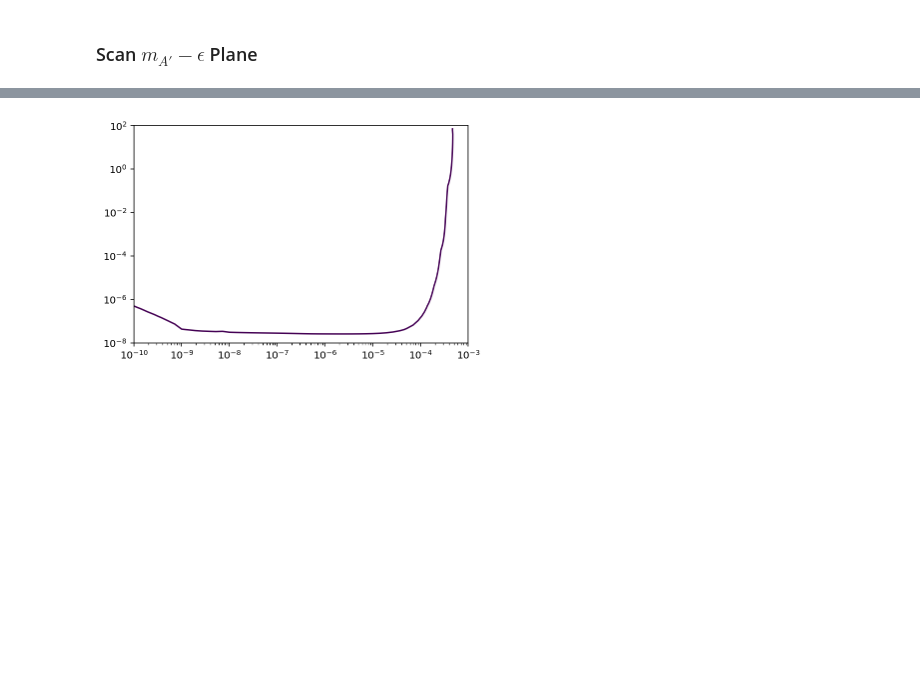
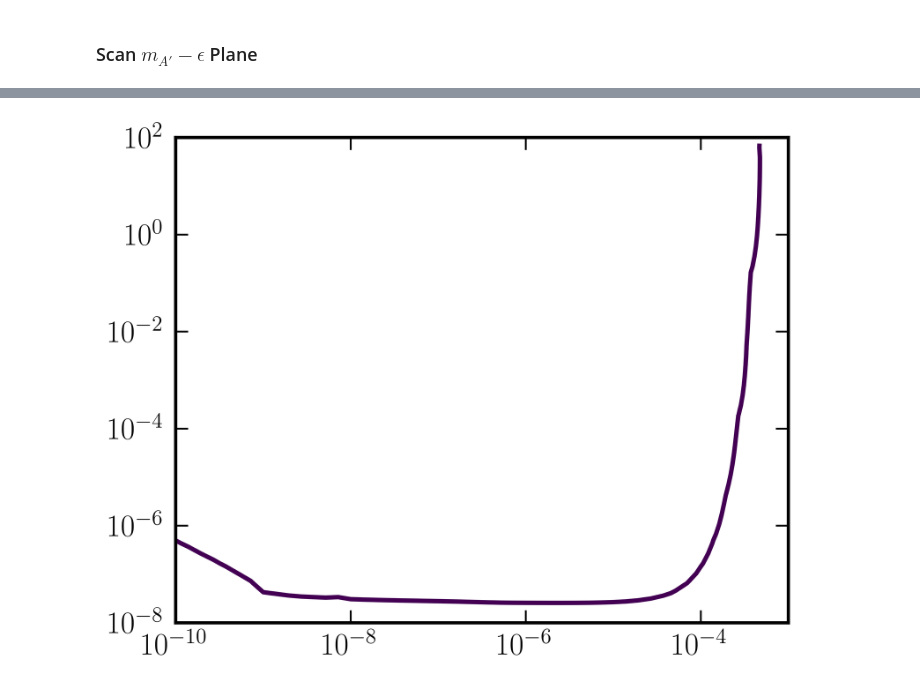
Before and after one commit to GiorgiArsenadze/Shaping-Dark-Photon-Spectral-Distortions, a Jupyter notebook: notebooks/main_calc.ipynb, the cells around one changed output, grey strips where cells are left out. Cells and saved outputs as stored; diff of their text form; code cells hidden in the pictures; blank space fills up the shorter version.

Commit message:
Added main plot and updated references

```diff
--- a/notebooks/main_calc.ipynb
+++ b/notebooks/main_calc.ipynb
@@ -11,7 +11,13 @@ from FIRAS import *
 from const_func_general import *
 # importing distortion specific constants and functions
 from cons_func_distortion import *
-# importing functions actually calculatting distortion
-from calc_distortion import *
-# importing functions for maximum liklihood analysis
-# from max_likelihood_analysis import *
+
+
+from IPython.display import set_matplotlib_formats
+set_matplotlib_formats('retina')
+
+from pckgs.plot_params import params
+import matplotlib
+matplotlib.rcParams.update(params)
+plt.rcParams['font.family'] = 'DeJavu Serif'
+cols_default = plt.rcParams['axes.prop_cycle'].by_key()['color']
@@ -582,23 +625,22 @@ eps_1Dary_import_5p8e4_1p88 = file['eps_ary']
 # TS: 2D array
 TS_2Dary_import_5p8e4_1p88 = file['TS_2Dary']
 # %%
-set_matplotlib_formats('retina')
+
 plt.figure()
 
 plt.xscale('log')
 plt.yscale('log')
 
 
 # Delta 95%CL, From PDG Statistics
-# TS_choose = 5.99
 TS_choose = 2.71
 
 TS_Reg = 0.001
 
 X_plt_5p8e4_1p88, Y_plt_5p8e4_1p88 = np.meshgrid( mAp_1Dary_import_5p8e4_1p88, eps_1Dary_import_5p8e4_1p88    )
 Z_plt_5p8e4_1p88                   = np.log10(    TS_2Dary_import_5p8e4_1p88   + TS_Reg )
 CS_trans_5p8e4_1p88=  plt.contour(X_plt_5p8e4_1p88, Y_plt_5p8e4_1p88, Z_plt_5p8e4_1p88,  levels = [ np.log10(TS_choose) ]);
-Xucheng_Greens_trans_5p8e4_1p88 = np.transpose(CS_trans_5p8e4_1p88.collections[0].get_paths()[0].vertices );
+Greens_trans_5p8e4_1p88 = np.transpose(CS_trans_5p8e4_1p88.collections[0].get_paths()[0].vertices );
 # %% [output]
-[figure, old version]
+[figure, new version]
 # %%
```
Also changed, not shown: parts of 12 cells of this notebook, 27 other files.
